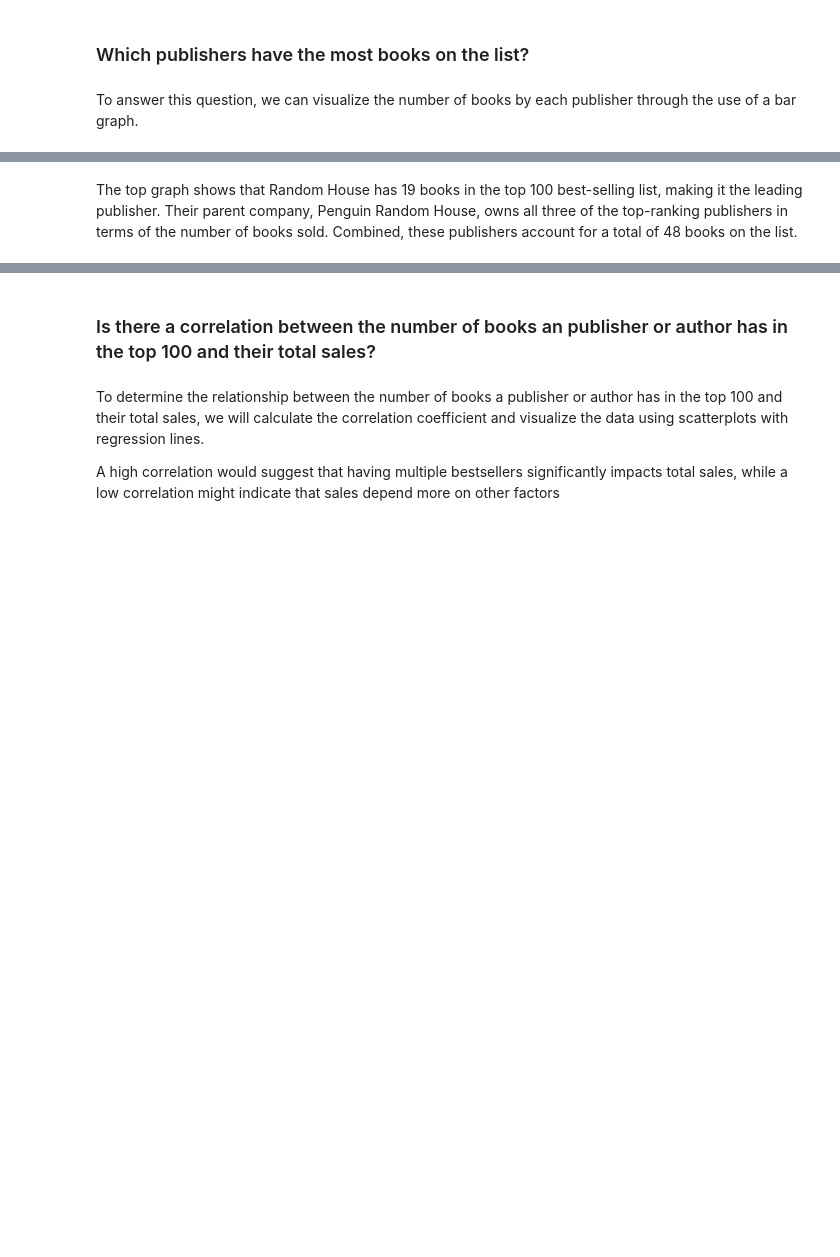
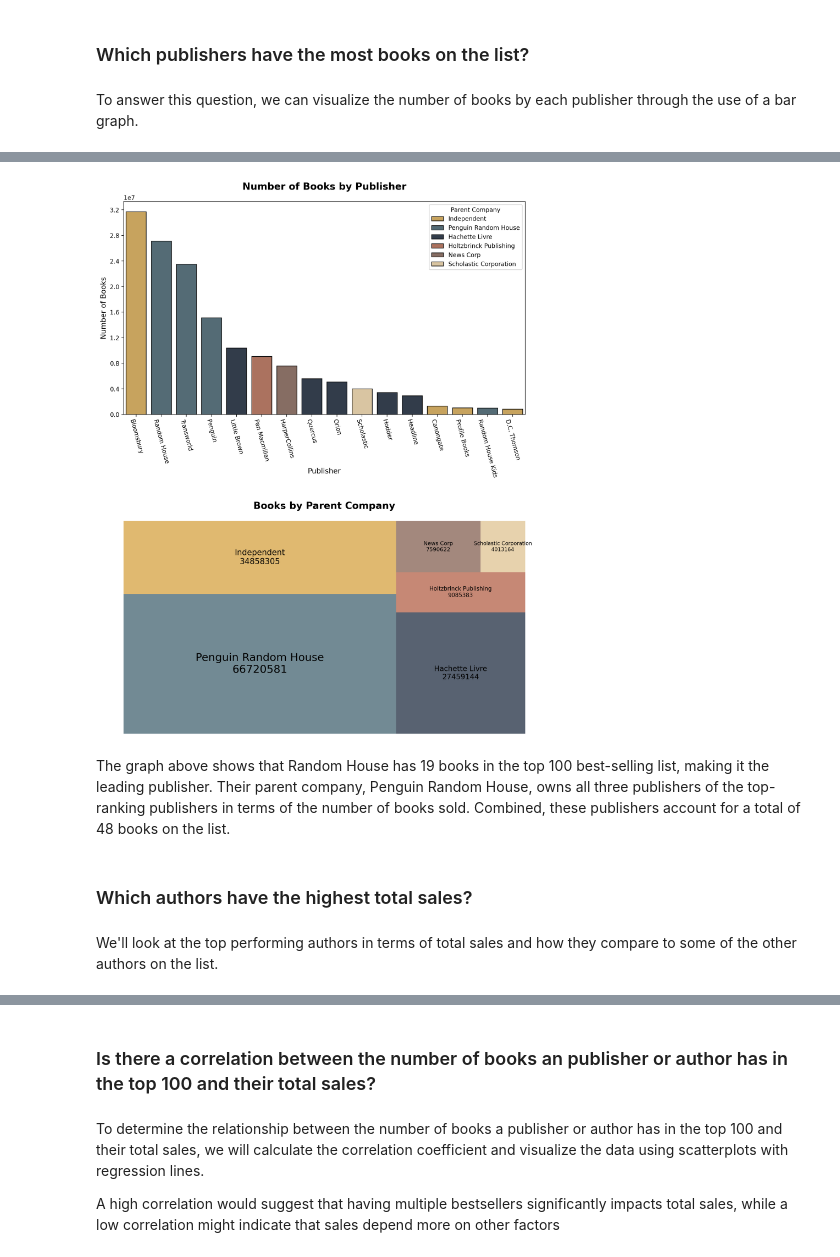
Before and after one commit to shayb319/best_selling_books, a Jupyter notebook: best_selling_books.ipynb, the cells around one changed output, grey strips where cells are left out. Saved outputs shown, nothing was run; the diff lists cells and outputs as text; code cells hidden in the pictures; blank space fills up the shorter version.

```diff
--- a/best_selling_books.ipynb
+++ b/best_selling_books.ipynb
@@ -430,2 +495,50 @@ plt.show()
+# %%
+plt.figure(figsize = (12,16), dpi = 200)
+
+# Sort publisher_data by volume sales
+pub_sale_sorted = publisher_data.sort_values(by = 'volume_sales', ascending = False)
+
+# Plot bar graph with the number of books each publisher has in top 100 list
+publish_bar = plt.subplot(2, 1, 1)
+sns.barplot(data = pub_sale_sorted, x = 'publisher_abbrev', y = 'volume_sales', hue = 'parent_company', palette = dict(zip(parent_data.parent_company, parent_data.color)), edgecolor = 'black')
+
+publish_bar.set_title('Number of Books by Publisher', fontsize = 16, fontweight = 'bold', pad = 20)
+publish_bar.set_ylabel('Number of Books', fontsize = 12)
+publish_bar.set_xlabel('Publisher', fontsize = 12)
+publish_bar.xaxis.set_label_coords(0.5, -0.25)
+publish_bar.yaxis.set_major_locator(MaxNLocator(integer=True))
+publish_bar.legend(title = 'Parent Company')
+plt.xticks(rotation = -75)
+
+# Sort parent_data by volume sales
+par_sale_sorted = parent_data.sort_values(by = 'volume_sales', ascending = False)
+
+# Plot squarify chart with the number of books each parent company has in top 100
+parent_squarify = plt.subplot(2, 1, 2)
+
+# Generate labels with company name + number of books
+labels = [f"{company}\n{num}" for company, num in zip(par_sale_sorted.parent_company, par_sale_sorted.volume_sales)]
+
+# Create squiarify chart
+parent_squarify = squarify.plot(sizes = par_sale_sorted.volume_sales, label = labels, color = par_sale_sorted.color, alpha = 0.8)
+
+# Scale fontsize based on number of books from each company
+min_font = 8  # Minimum font size
+max_font = 18  # Maximum font size
+scaled_fontsizes = min_font + (par_sale_sorted.volume_sales / par_sale_sorted.volume_sales.max()) * (max_font - min_font) # Scale based on number of books
+for i, text in enumerate(parent_squarify.texts):
+    text.set_fontsize(scaled_fontsizes.iloc[i])
+
+parent_squarify.set_title('Books by Parent Company', fontsize = 16, fontweight = 'bold', pad = 20)
+parent_squarify.axis('off')
+
+plt.subplots_adjust(hspace = 0.5)
+plt.show()
+# %% [output]
+[figure, added]
 # %% [markdown]
-The top graph shows that Random House has 19 books in the top 100 best-selling list, making it the leading publisher. Their parent company, Penguin Random House, owns all three of the top-ranking publishers in terms of the number of books sold. Combined, these publishers account for a total of 48 books on the list.
+The graph above shows that Random House has 19 books in the top 100 best-selling list, making it the leading publisher. Their parent company, Penguin Random House, owns all three publishers of the top-ranking publishers in terms of the number of books sold. Combined, these publishers account for a total of 48 books on the list.
+# %% [markdown]
+### Which authors have the highest total sales?
+# %% [markdown]
+We'll look at the top performing authors in terms of total sales and how they compare to some of the other authors on the list.
```
Also changed, not shown: parts of 24 cells of this notebook.
